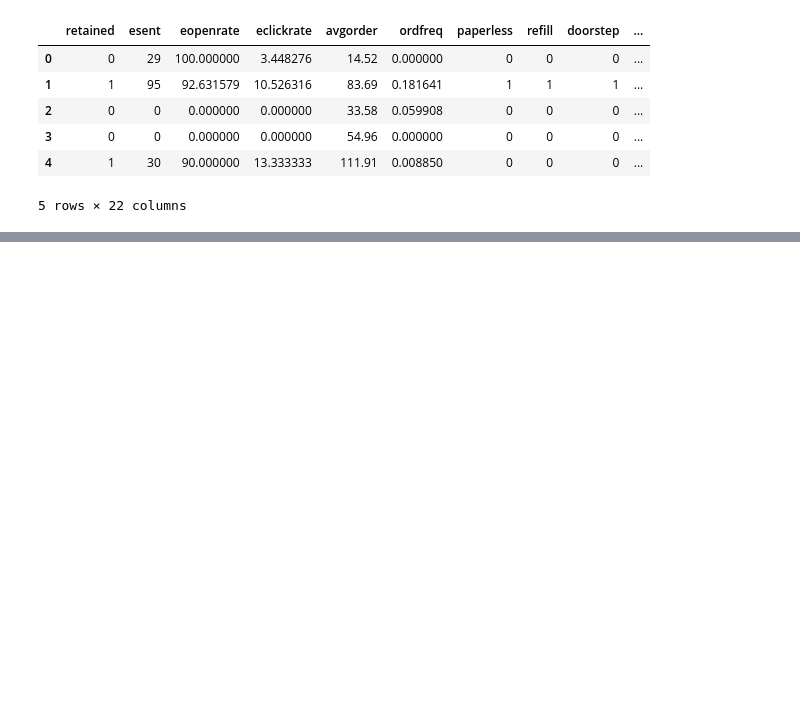
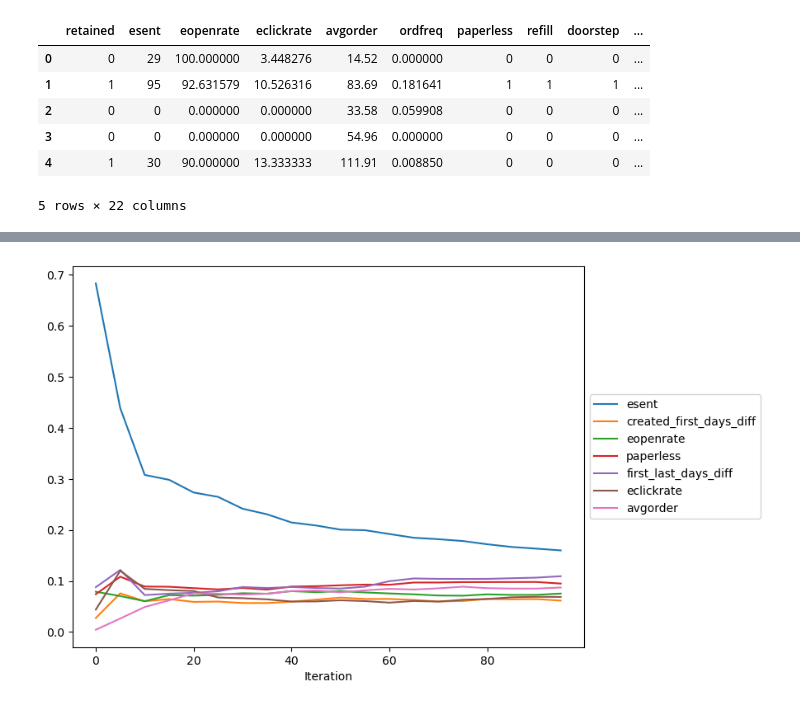
Before and after one commit to smyazdani/ucsd_ml-ai_bootcamp, a Jupyter notebook: Customer_Churn_Model/Customer_Churn_Modeling.ipynb, the cells around one changed output, grey strips where cells are left out. Drawn from its saved outputs; the diff is of its cells as text; code cells hidden in the pictures; blank space fills up the shorter version.

```diff
--- a/Customer_Churn_Model/Customer_Churn_Modeling.ipynb
+++ b/Customer_Churn_Model/Customer_Churn_Modeling.ipynb
@@ -155,0 +277,4 @@ ClientError: An error occurred (ValidationException) when calling the CreateHype
+# %%
+estimator.fit(
+        {"train":s3_input_train,"validation":s3_input_validation},wait=False
+    )
@@ -155,0 +418,10 @@ ClientError: An error occurred (ValidationException) when calling the CreateHype
+# %%
+def plot_feature_importance(trial, importance_type="weight"):
+    SUPPORTED_IMPORTANCE_TYPES = ["weight", "gain", "cover", "total_gain", "total_cover"]
+    if importance_type not in SUPPORTED_IMPORTANCE_TYPES:
+        raise ValueError(f"{importance_type} is not one of the supported importance types.")
+    plot_collection(trial, "feature_importance", regex=f"feature_importance/{importance_type}/.*")
+# %%
+plot_feature_importance(trial, importance_type="cover")
+# %% [output]
+[figure, added]
```
Also changed, not shown: parts of 40 cells of this notebook.
